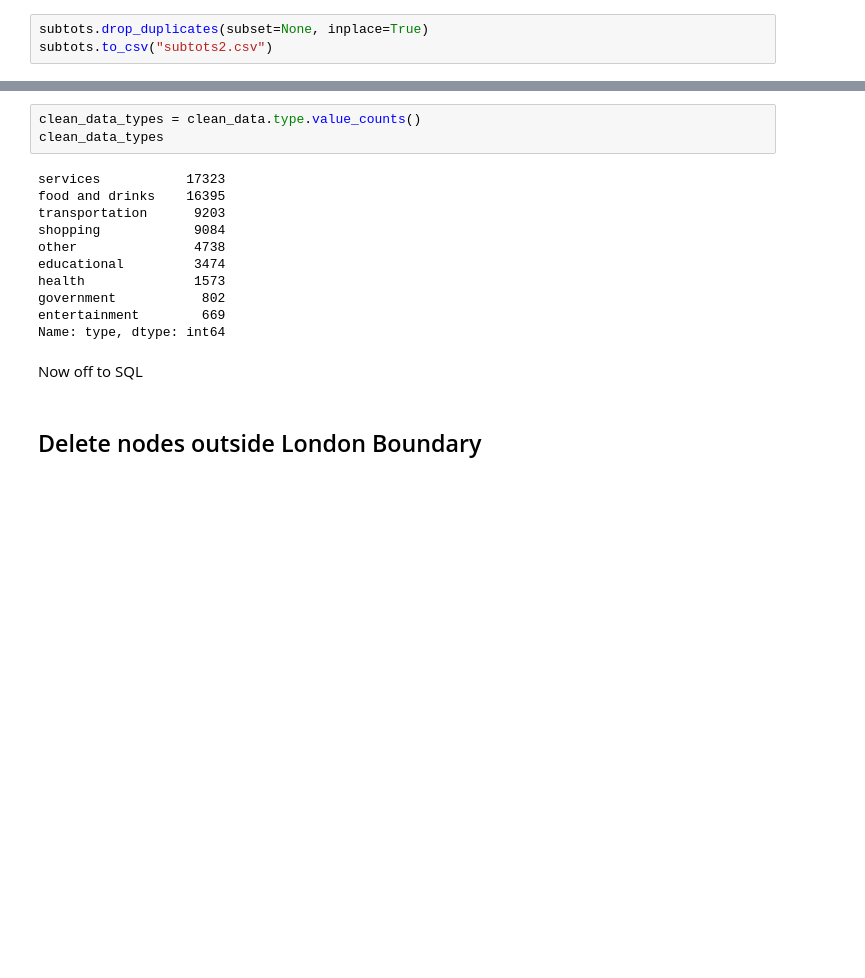
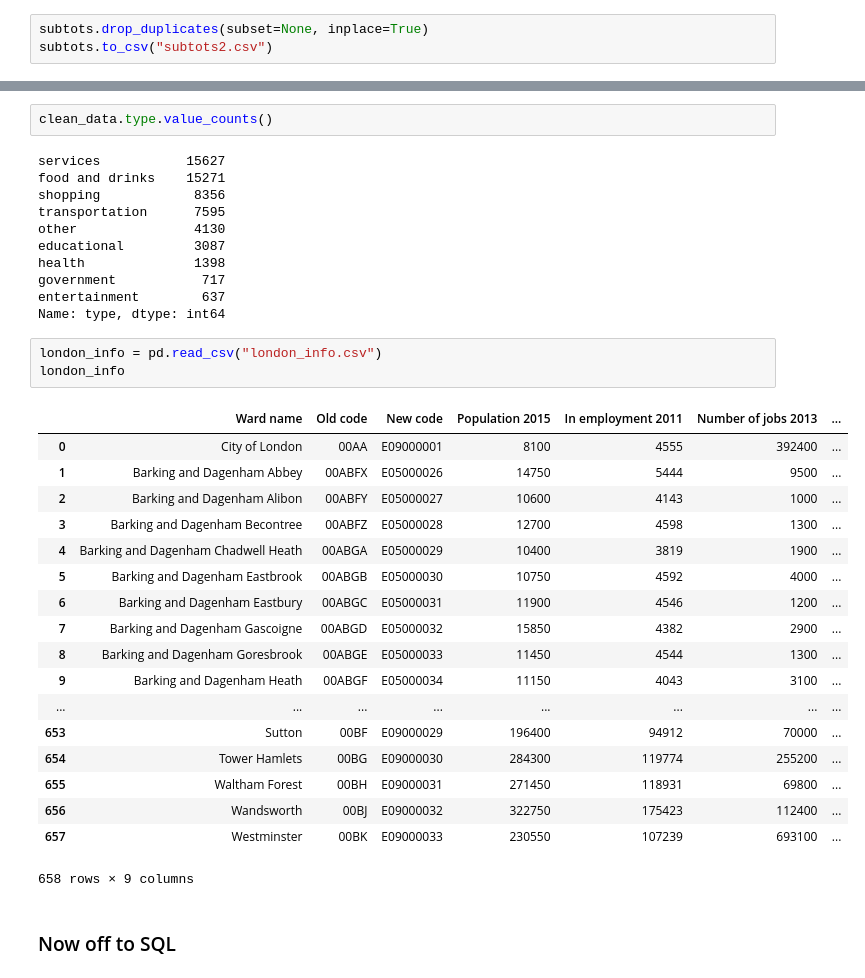
Before and after one commit to mateoneira/UrbanDNA, a Jupyter notebook: data/3a1m_DataCollection.ipynb, the cells around one changed output, grey strips where cells are left out. Saved outputs shown, nothing was run; the diff lists cells and outputs as text; blank space fills up the shorter version.

```diff
--- a/data/3a1m_DataCollection.ipynb
+++ b/data/3a1m_DataCollection.ipynb
@@ -534,18 +563,37 @@ clean_data
 # %%
-clean_data_types = clean_data.type.value_counts()
-clean_data_types
+clean_data.type.value_counts()
 # %% [output]
-services           17323
-food and drinks    16395
-transportation      9203
-shopping            9084
-other               4738
-educational         3474
-health              1573
-government           802
-entertainment        669
+services           15627
+food and drinks    15271
+shopping            8356
+transportation      7595
+other               4130
+educational         3087
+health              1398
+government           717
+entertainment        637
 Name: type, dtype: int64
+# %%
+london_info = pd.read_csv("london_info.csv")
+london_info
+# %% [output]
+|  | Ward name | Old code | New code | Population 2015 | In employment 2011 | Number of jobs 2013 | ... |
+| 0 | City of London | 00AA | E09000001 | 8100 | 4555 | 392400 | ... |
+| 1 | Barking and Dagenham Abbey | 00ABFX | E05000026 | 14750 | 5444 | 9500 | ... |
+| 2 | Barking and Dagenham Alibon | 00ABFY | E05000027 | 10600 | 4143 | 1000 | ... |
+| 3 | Barking and Dagenham Becontree | 00ABFZ | E05000028 | 12700 | 4598 | 1300 | ... |
+| 4 | Barking and Dagenham Chadwell Heath | 00ABGA | E05000029 | 10400 | 3819 | 1900 | ... |
+| 5 | Barking and Dagenham Eastbrook | 00ABGB | E05000030 | 10750 | 4592 | 4000 | ... |
+| 6 | Barking and Dagenham Eastbury | 00ABGC | E05000031 | 11900 | 4546 | 1200 | ... |
+| 7 | Barking and Dagenham Gascoigne | 00ABGD | E05000032 | 15850 | 4382 | 2900 | ... |
+| 8 | Barking and Dagenham Goresbrook | 00ABGE | E05000033 | 11450 | 4544 | 1300 | ... |
+| 9 | Barking and Dagenham Heath | 00ABGF | E05000034 | 11150 | 4043 | 3100 | ... |
+| ... | ... | ... | ... | ... | ... | ... | ... |
+| 653 | Sutton | 00BF | E09000029 | 196400 | 94912 | 70000 | ... |
+| 654 | Tower Hamlets | 00BG | E09000030 | 284300 | 119774 | 255200 | ... |
+| 655 | Waltham Forest | 00BH | E09000031 | 271450 | 118931 | 69800 | ... |
+| 656 | Wandsworth | 00BJ | E09000032 | 322750 | 175423 | 112400 | ... |
+| 657 | Westminster | 00BK | E09000033 | 230550 | 107239 | 693100 | ... |
+658 rows × 9 columns
 # %% [markdown]
-Now off to SQL
+### Now off to SQL
-# %% [markdown]
-## Delete nodes outside London Boundary
```
Also changed, not shown: parts of 24 cells of this notebook, 52 other files.
